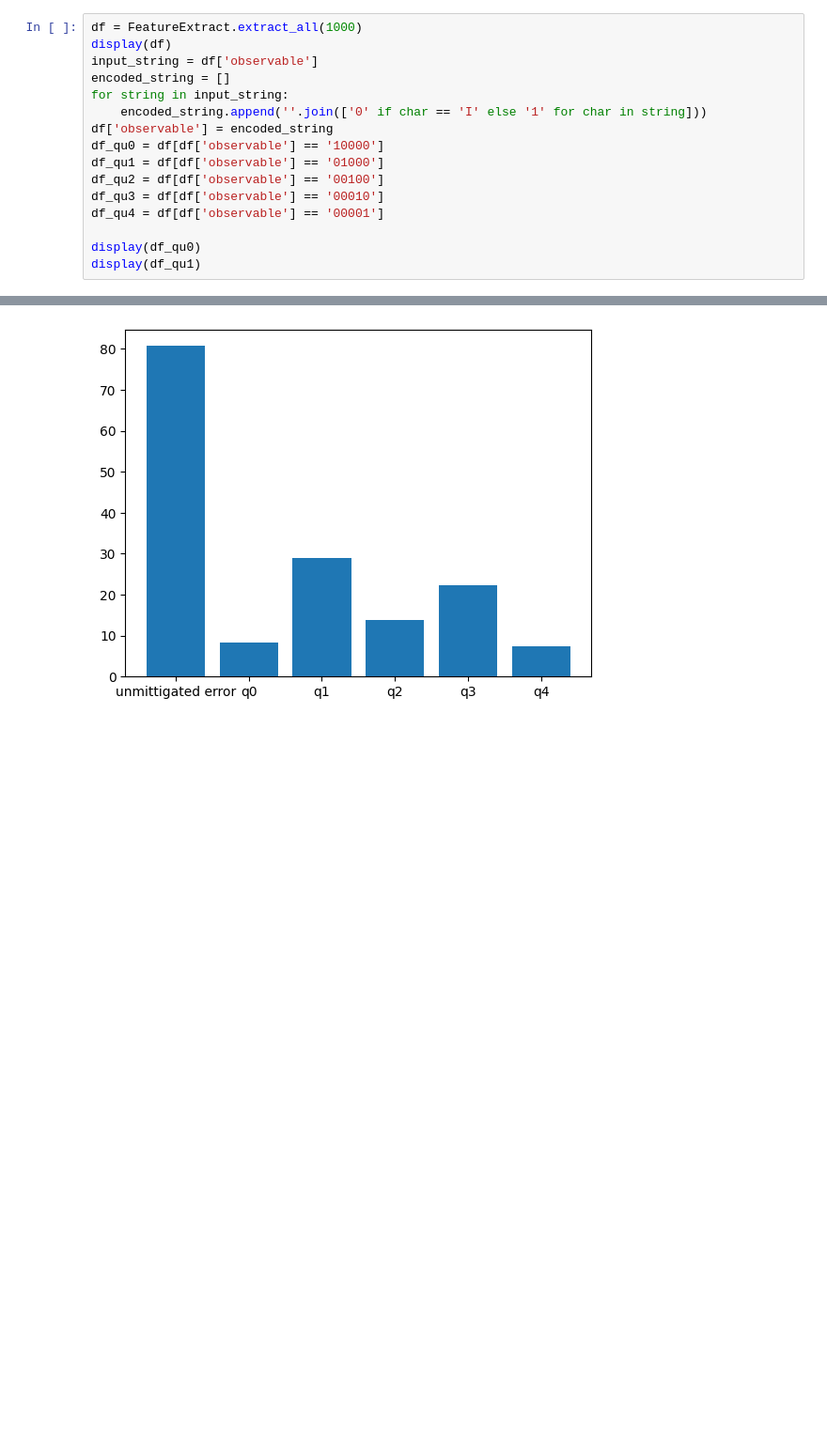
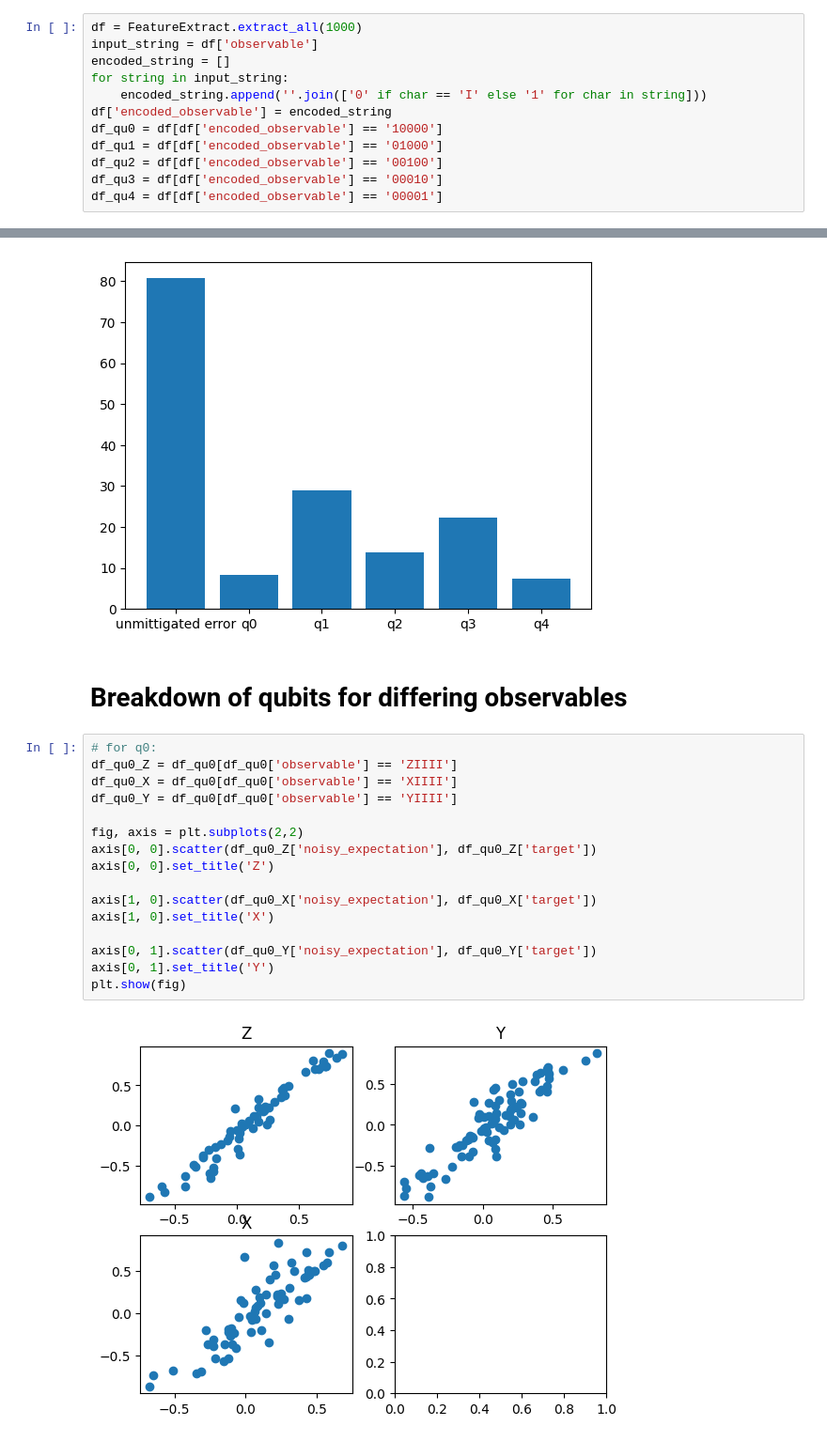
Before and after one commit to prachisharma21/ML_4_QEM, a Jupyter notebook: 5Models_Test.ipynb, the cells around one changed output, grey strips where cells are left out. Shown at 94% size. Saved outputs shown, nothing was run; the diff lists cells and outputs as text; blank space fills up the shorter version.

Commit message:
tried to break down error of qubits using observables, added some plots

```diff
--- a/5Models_Test.ipynb
+++ b/5Models_Test.ipynb
@@ -7,17 +7,13 @@ import numpy as np
 ### Test if 5 different models (for each measured Qubit one) can do better than one single one
 # %%
 df = FeatureExtract.extract_all(1000)
-display(df)
 input_string = df['observable']
 encoded_string = []
 for string in input_string:
     encoded_string.append(''.join(['0' if char == 'I' else '1' for char in string]))
-df['observable'] = encoded_string
-df_qu0 = df[df['observable'] == '10000']
-df_qu1 = df[df['observable'] == '01000']
-df_qu2 = df[df['observable'] == '00100']
-df_qu3 = df[df['observable'] == '00010']
-df_qu4 = df[df['observable'] == '00001']
-
-display(df_qu0)
-display(df_qu1)
+df['encoded_observable'] = encoded_string
+df_qu0 = df[df['encoded_observable'] == '10000']
+df_qu1 = df[df['encoded_observable'] == '01000']
+df_qu2 = df[df['encoded_observable'] == '00100']
+df_qu3 = df[df['encoded_observable'] == '00010']
+df_qu4 = df[df['encoded_observable'] == '00001']
@@ -112,3 +68,23 @@ plt.bar(x, height=height)
 # %% [output]
 <BarContainer object of 6 artists>
 [figure]
+# %% [markdown]
+# Breakdown of qubits for differing observables
+# %%
+# for q0:
+df_qu0_Z = df_qu0[df_qu0['observable'] == 'ZIIII']
+df_qu0_X = df_qu0[df_qu0['observable'] == 'XIIII']
+df_qu0_Y = df_qu0[df_qu0['observable'] == 'YIIII']
+
+fig, axis = plt.subplots(2,2)
+axis[0, 0].scatter(df_qu0_Z['noisy_expectation'], df_qu0_Z['target'])
+axis[0, 0].set_title('Z')
+
+axis[1, 0].scatter(df_qu0_X['noisy_expectation'], df_qu0_X['target'])
+axis[1, 0].set_title('X')
+
+axis[0, 1].scatter(df_qu0_Y['noisy_expectation'], df_qu0_Y['target'])
+axis[0, 1].set_title('Y')
+plt.show(fig)
+# %% [output]
+[figure, added]
```
Also changed, not shown: parts of 5 cells of this notebook.
